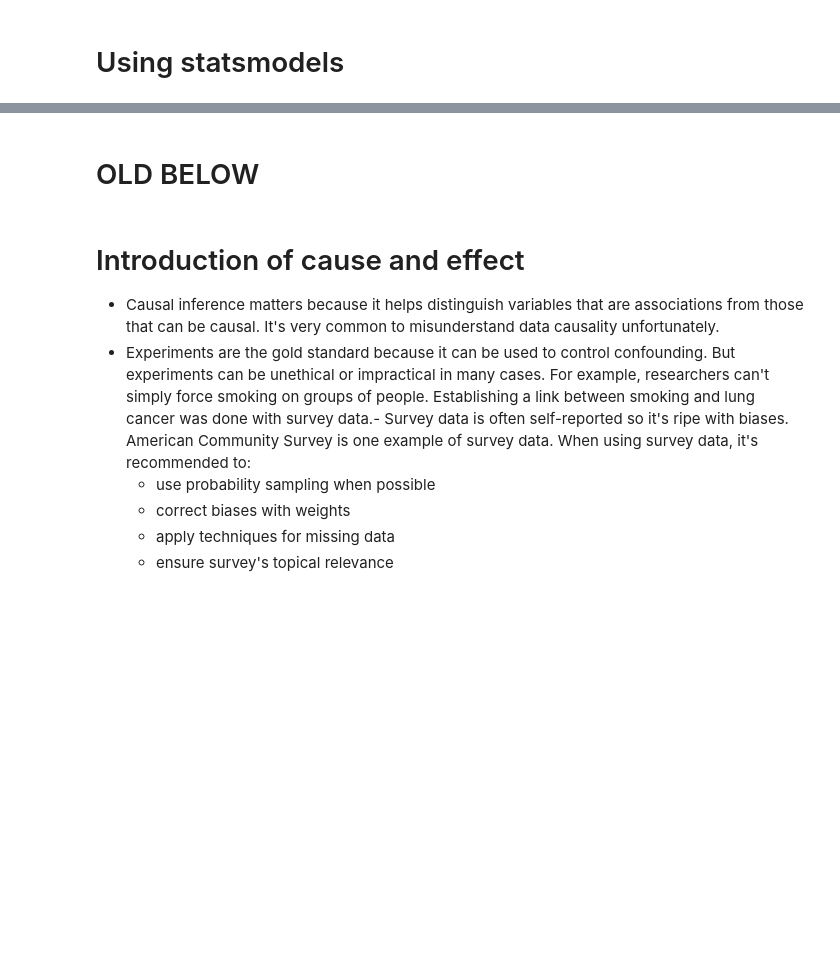
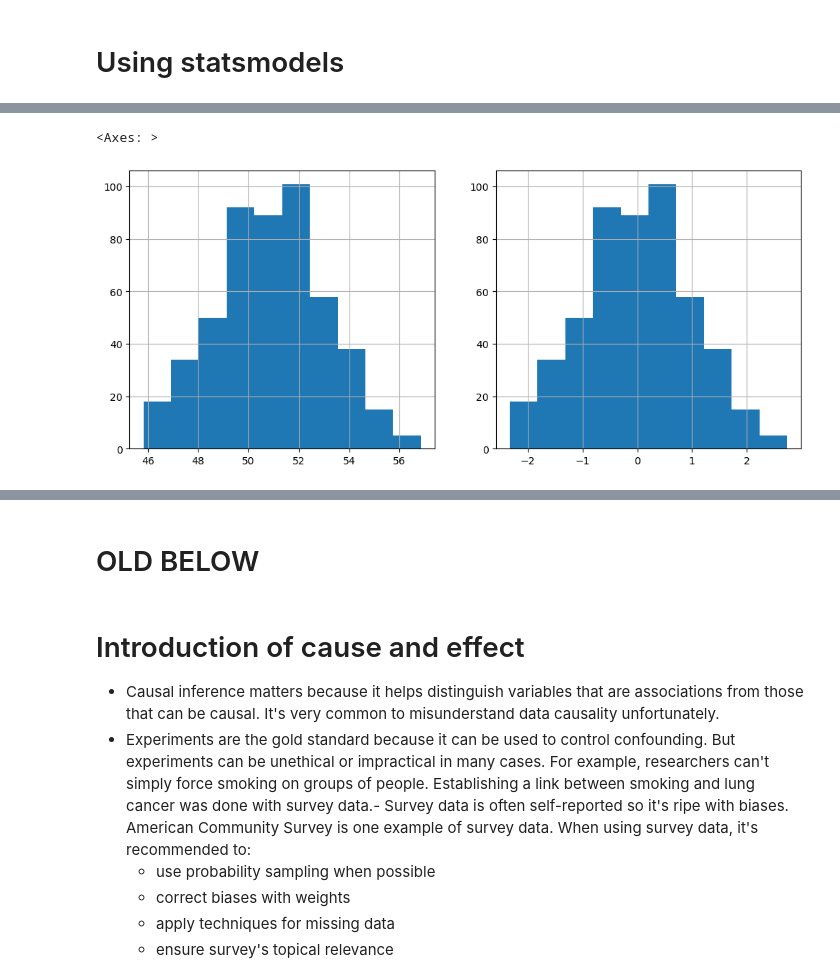
Before and after one commit to benslack19/benslack19.github.io, a Jupyter notebook: _posts_drafts/2024-05-19-time-series-with-mixed-effects.ipynb, the cells around one changed output, grey strips where cells are left out. Saved outputs shown, nothing was run; the diff lists cells and outputs as text; code cells hidden in the pictures; blank space fills up the shorter version.

```diff
--- a/_posts_drafts/2024-05-19-time-series-with-mixed-effects.ipynb
+++ b/_posts_drafts/2024-05-19-time-series-with-mixed-effects.ipynb
@@ -209,0 +244,7 @@ with pm.Model() as mme:
+# %%
+f, (ax0, ax1) = plt.subplots(1, 2, figsize=(12,5))   # do add subplots
+df_data["tumor_size"].hist(ax=ax0)
+df_data["tumor_size_std"].hist(ax=ax1)
+# %% [output]
+<Axes: >
+[figure, added]
```
Also changed, not shown: parts of 23 cells of this notebook, 1 other file.
